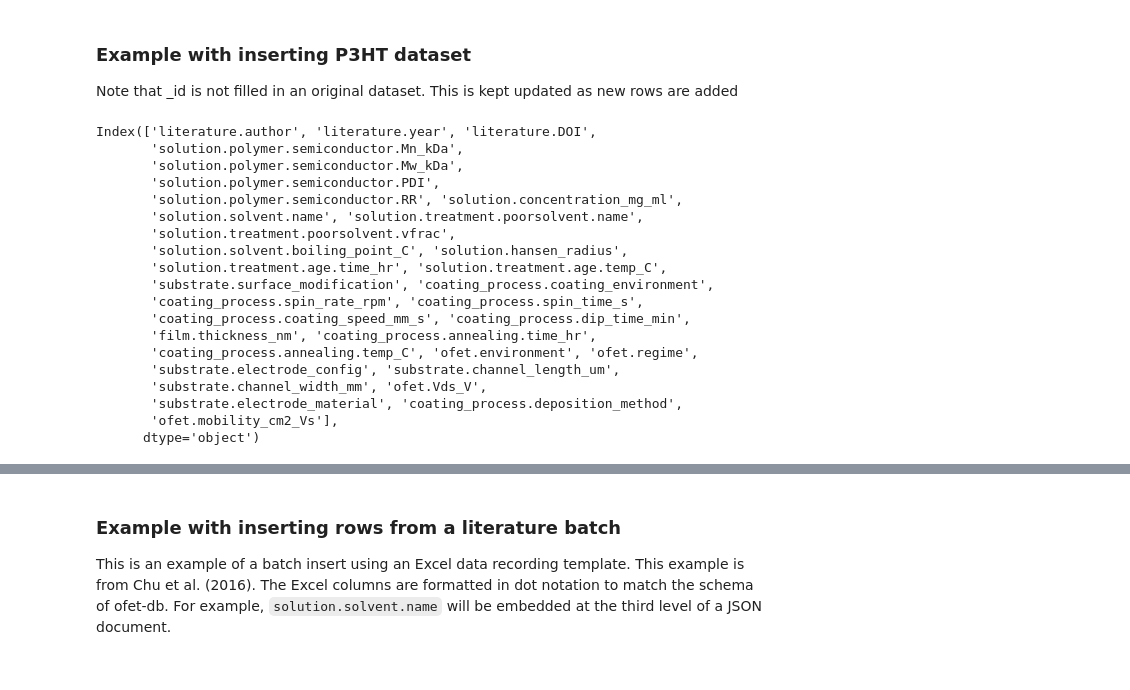
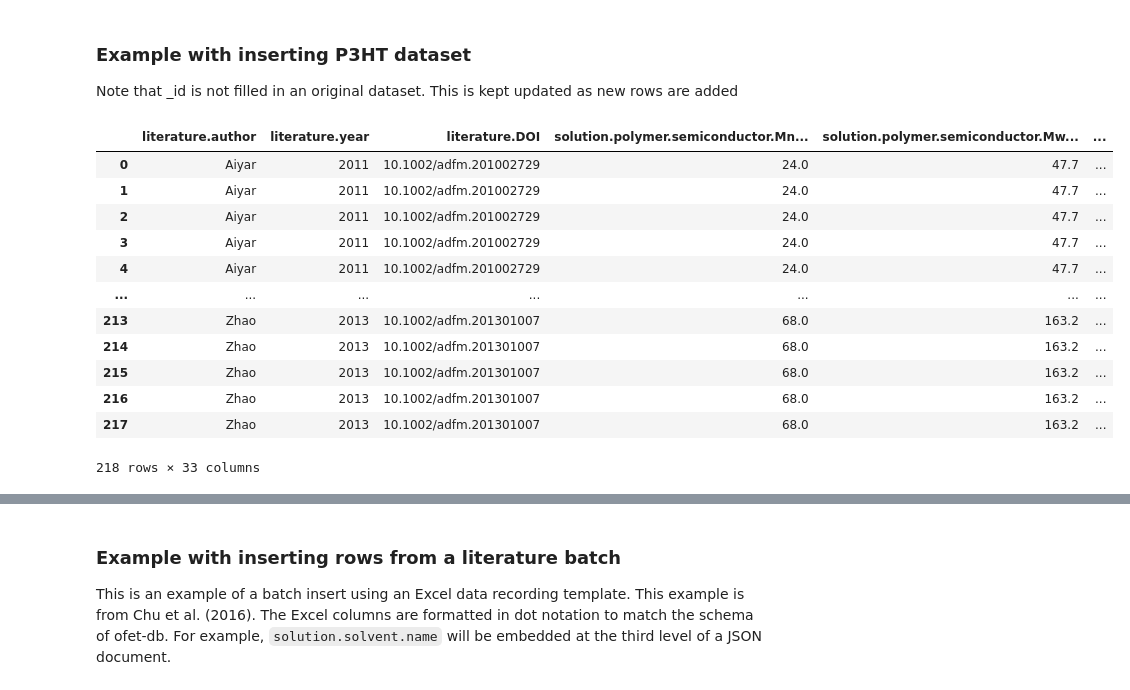
Before and after one commit to rvenkatesh6/ofet-db, a Jupyter notebook: db_sandbox_P3HT.ipynb, the cells around one changed output, grey strips where cells are left out. Cells and saved outputs as stored; diff of their text form; code cells hidden in the pictures.

```diff
--- a/db_sandbox_P3HT.ipynb
+++ b/db_sandbox_P3HT.ipynb
@@ -20,28 +20,22 @@ Note that _id is not filled in an original dataset. This is kept updated as new
 # %%
 mydb = connect_mongo(uri=uri, db=db)
 col = mydb[collection]
 df_persson = pd.read_csv('data/P3HT_literature_dataset_feed.csv')
-df_persson.columns
+df_persson
 # %% [output]
+|  | literature.author | literature.year | literature.DOI | solution.polymer.semiconductor.Mn... | solution.polymer.semiconductor.Mw... | ... |
+| 0 | Aiyar | 2011 | 10.1002/adfm.201002729 | 24.0 | 47.7 | ... |
+| 1 | Aiyar | 2011 | 10.1002/adfm.201002729 | 24.0 | 47.7 | ... |
+| 2 | Aiyar | 2011 | 10.1002/adfm.201002729 | 24.0 | 47.7 | ... |
+| 3 | Aiyar | 2011 | 10.1002/adfm.201002729 | 24.0 | 47.7 | ... |
+| 4 | Aiyar | 2011 | 10.1002/adfm.201002729 | 24.0 | 47.7 | ... |
+| ... | ... | ... | ... | ... | ... | ... |
+| 213 | Zhao | 2013 | 10.1002/adfm.201301007 | 68.0 | 163.2 | ... |
+| 214 | Zhao | 2013 | 10.1002/adfm.201301007 | 68.0 | 163.2 | ... |
+| 215 | Zhao | 2013 | 10.1002/adfm.201301007 | 68.0 | 163.2 | ... |
+| 216 | Zhao | 2013 | 10.1002/adfm.201301007 | 68.0 | 163.2 | ... |
+| 217 | Zhao | 2013 | 10.1002/adfm.201301007 | 68.0 | 163.2 | ... |
-Index(['literature.author', 'literature.year', 'literature.DOI',
-       'solution.polymer.semiconductor.Mn_kDa',
-       'solution.polymer.semiconductor.Mw_kDa',
-       'solution.polymer.semiconductor.PDI',
-       'solution.polymer.semiconductor.RR', 'solution.concentration_mg_ml',
-       'solution.solvent.name', 'solution.treatment.poorsolvent.name',
-       'solution.treatment.poorsolvent.vfrac',
-       'solution.solvent.boiling_point_C', 'solution.hansen_radius',
-       'solution.treatment.age.time_hr', 'solution.treatment.age.temp_C',
-       'substrate.surface_modification', 'coating_process.coating_environment',
-       'coating_process.spin_rate_rpm', 'coating_process.spin_time_s',
-       'coating_process.coating_speed_mm_s', 'coating_process.dip_time_min',
-       'film.thickness_nm', 'coating_process.annealing.time_hr',
-       'coating_process.annealing.temp_C', 'ofet.environment', 'ofet.regime',
-       'substrate.electrode_config', 'substrate.channel_length_um',
-       'substrate.channel_width_mm', 'ofet.Vds_V',
-       'substrate.electrode_material', 'coating_process.deposition_method',
-       'ofet.mobility_cm2_Vs'],
-      dtype='object')
+218 rows × 33 columns
 # %%
 matchedCount = 0
 modifiedCount = 0
```
Also changed, not shown: parts of 3 cells of this notebook, 2 other files.
